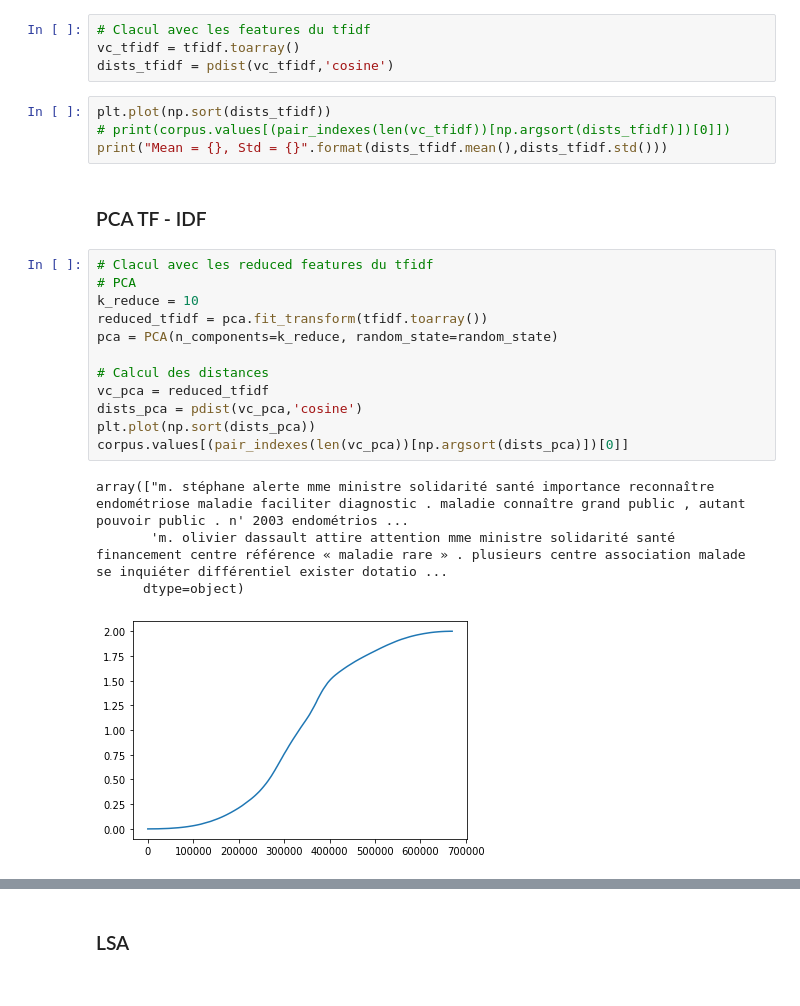
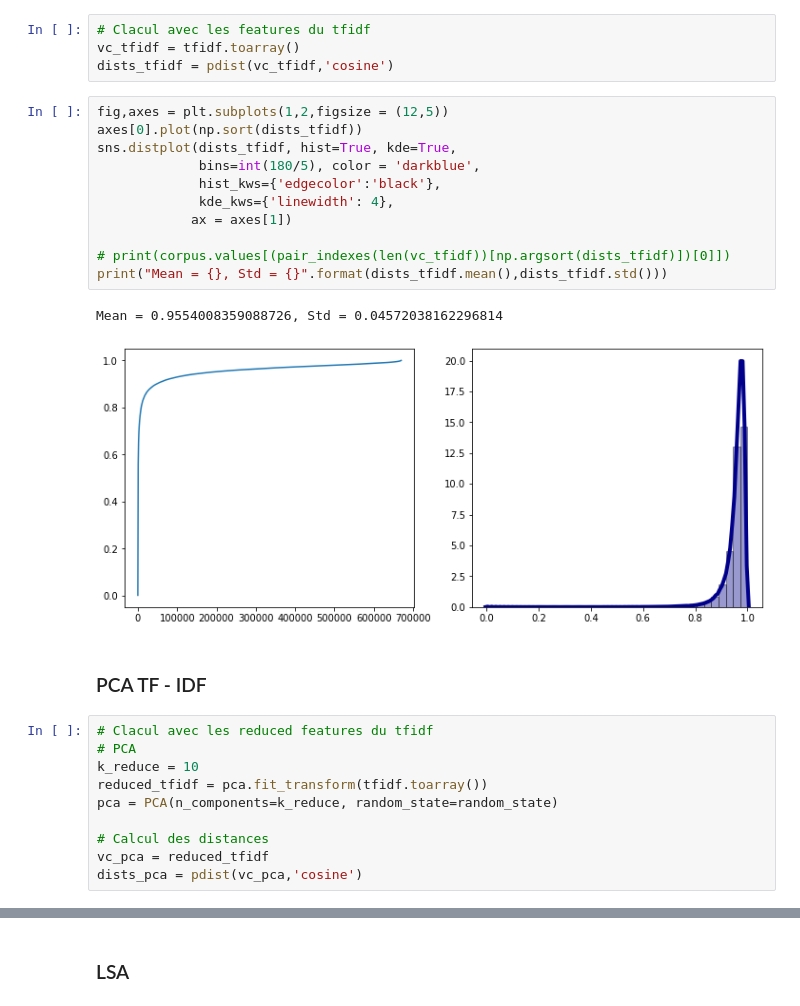
Before and after one commit to AchilleBaucher/confiance_diffusion, a Jupyter notebook: jupyter/clustering.ipynb, the cells around one changed output, grey strips where cells are left out. Drawn from its saved outputs; the diff is of its cells as text.

```diff
--- a/jupyter/clustering.ipynb
+++ b/jupyter/clustering.ipynb
@@ -439,9 +446,19 @@ Mean = 0.8826623739901102, Std = 0.07784873782189931
 vc_tfidf = tfidf.toarray()
 dists_tfidf = pdist(vc_tfidf,'cosine')
 # %%
-plt.plot(np.sort(dists_tfidf))
+fig,axes = plt.subplots(1,2,figsize = (12,5))
+axes[0].plot(np.sort(dists_tfidf))
+sns.distplot(dists_tfidf, hist=True, kde=True,
+             bins=int(180/5), color = 'darkblue',
+             hist_kws={'edgecolor':'black'},
+             kde_kws={'linewidth': 4},
+            ax = axes[1])
+
 # print(corpus.values[(pair_indexes(len(vc_tfidf))[np.argsort(dists_tfidf)])[0]])
 print("Mean = {}, Std = {}".format(dists_tfidf.mean(),dists_tfidf.std()))
+# %% [output]
+Mean = 0.9554008359088726, Std = 0.04572038162296814
+[figure, added]
 # %% [markdown]
 ### PCA TF - IDF
 # %%
@@ -454,10 +471,3 @@ pca = PCA(n_components=k_reduce, random_state=random_state)
 # Calcul des distances
 vc_pca = reduced_tfidf
 dists_pca = pdist(vc_pca,'cosine')
-plt.plot(np.sort(dists_pca))
-corpus.values[(pair_indexes(len(vc_pca))[np.argsort(dists_pca)])[0]]
-# %% [output]
-array(["m. stéphane alerte mme ministre solidarité santé importance reconnaître endométriose maladie faciliter diagnostic . maladie connaître grand public , autant pouvoir public . n' 2003 endométrios ...
-       'm. olivier dassault attire attention mme ministre solidarité santé financement centre référence « maladie rare » . plusieurs centre association malade se inquiéter différentiel exister dotatio ...
-      dtype=object)
-[figure, removed]
```
Also changed, not shown: parts of 9 cells of this notebook.
